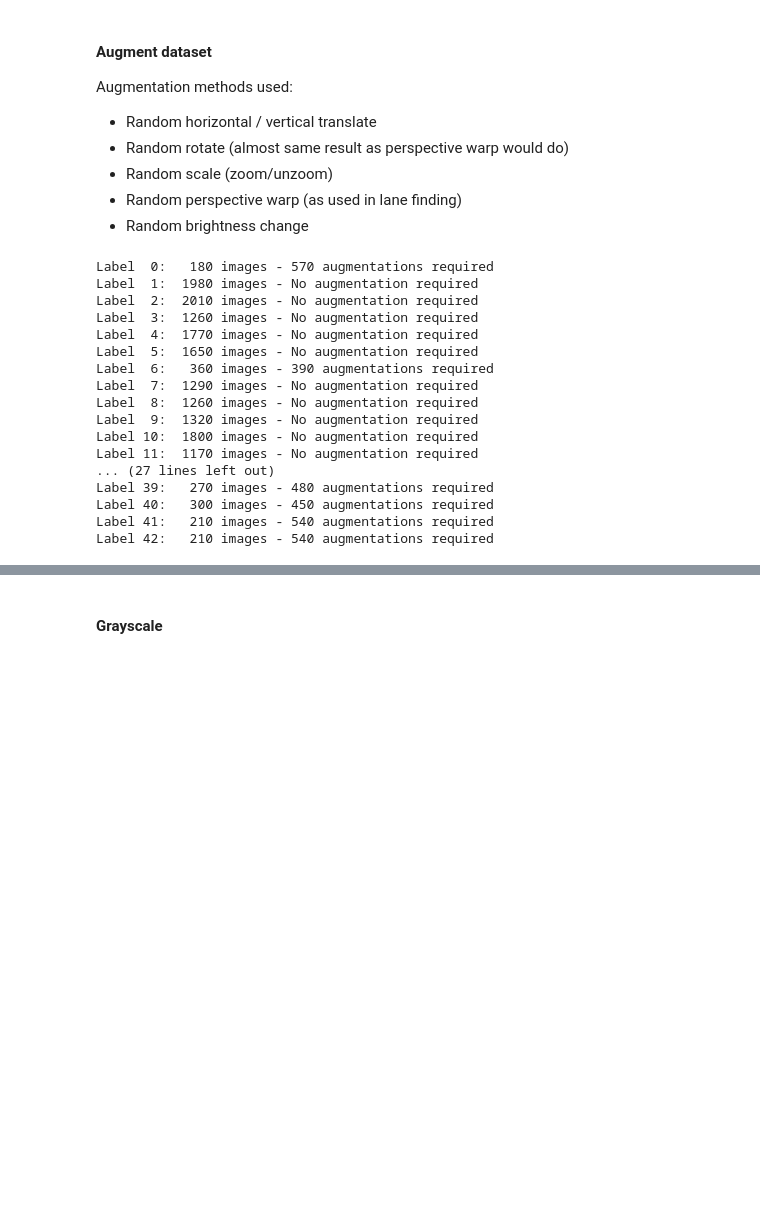
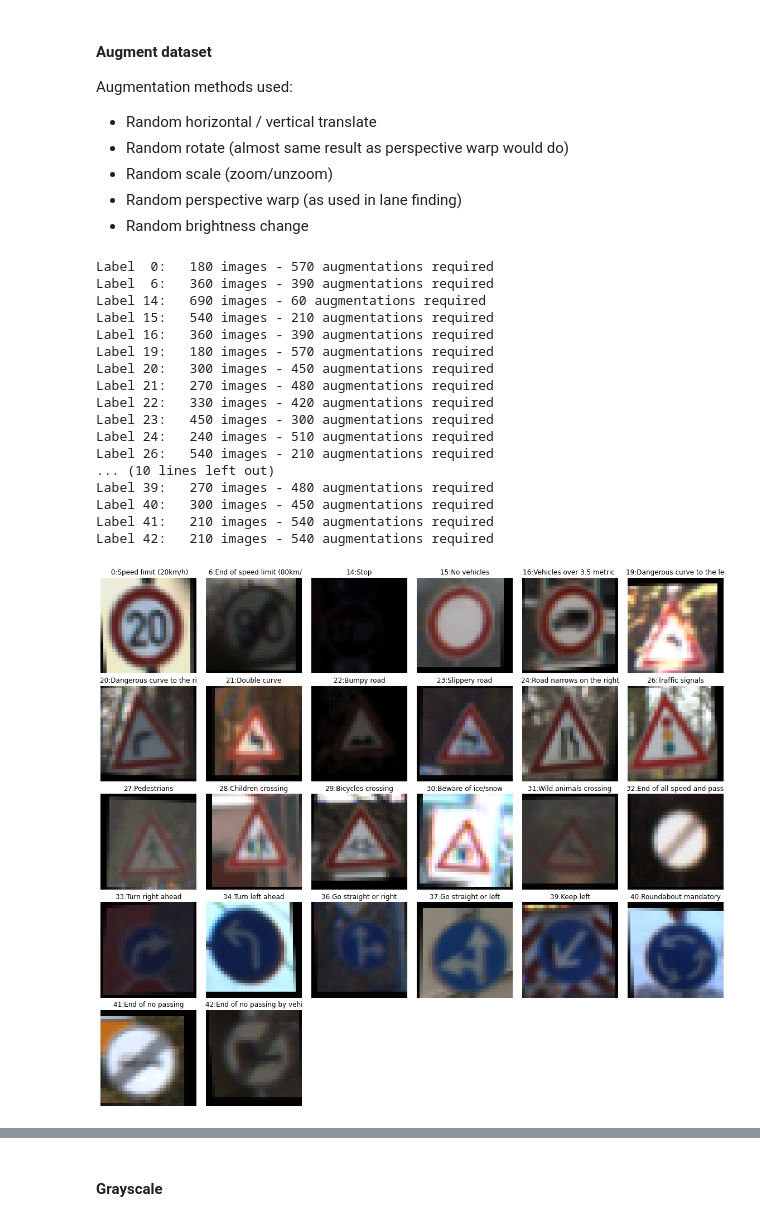
Before and after one commit to parphane/udacity-self_driving_cars, a Jupyter notebook: project-traffic_sign_classifier/Traffic_Sign_Classifier.ipynb, the cells around one changed output, grey strips where cells are left out. Drawn from its saved outputs; the diff is of its cells as text; code cells hidden in the pictures; blank space fills up the shorter version.

```diff
--- a/project-traffic_sign_classifier/Traffic_Sign_Classifier.ipynb
+++ b/project-traffic_sign_classifier/Traffic_Sign_Classifier.ipynb
@@ -375,7 +374,7 @@ def rand_perspective(img, px=2):
 
     return dst
 
-def rand_hsv_channel(img, channel, shift=64):
+def rand_hsv_channel(img, channel, shift=32):
     rows,cols,_ = img.shape
 
     # Transform image to HSV to easily manipulate brightness/saturation
@@ -388,12 +387,8 @@ def rand_hsv_channel(img, channel, shift=64):
     return dst
 
 def rand_hsv_v(img, shift=64):
-    return rand_hsv_channel(img, 2, shift=64)
+    return rand_hsv_channel(img, 2, shift=32)
 
 def rand_hsv_s(img, shift=64):
-    return rand_hsv_channel(img, 1, shift=64)
-
-def rand_transform(img):
-    # Translate, Change perspective (can result in zoom in or out or even rotation), Brightness adjust
-    return rand_translate(rand_perspective(rand_hsv_v(img)))
+    return rand_hsv_channel(img, 1, shift=32)
 # %%
@@ -420,20 +424,24 @@ def augment_lbl(imgs, lbls, min_count=750):
-# %%
-X_train, y_train = augment_lbl(X_train, y_train)
-# %% [output]
-Label  0:   180 images - 570 augmentations required
-Label  1:  1980 images - No augmentation required
-Label  2:  2010 images - No augmentation required
-Label  3:  1260 images - No augmentation required
-Label  4:  1770 images - No augmentation required
-Label  5:  1650 images - No augmentation required
-Label  6:   360 images - 390 augmentations required
-Label  7:  1290 images - No augmentation required
-Label  8:  1260 images - No augmentation required
-Label  9:  1320 images - No augmentation required
-Label 10:  1800 images - No augmentation required
-Label 11:  1170 images - No augmentation required
-... (27 lines left out)
-Label 39:   270 images - 480 augmentations required
-Label 40:   300 images - 450 augmentations required
-Label 41:   210 images - 540 augmentations required
-Label 42:   210 images - 540 augmentations required
+# %%
+X_augm, y_augm = augment_lbl(X_train, y_train, min_count=750)
+
+# Pick the first image from the training set for each sign and display its name
+plot_lbl_imgs(X_augm,y_augm, gray=False)
+# %% [output]
+Label  0:   180 images - 570 augmentations required
+Label  6:   360 images - 390 augmentations required
+Label 14:   690 images - 60 augmentations required
+Label 15:   540 images - 210 augmentations required
+Label 16:   360 images - 390 augmentations required
+Label 19:   180 images - 570 augmentations required
+Label 20:   300 images - 450 augmentations required
+Label 21:   270 images - 480 augmentations required
+Label 22:   330 images - 420 augmentations required
+Label 23:   450 images - 300 augmentations required
+Label 24:   240 images - 510 augmentations required
+Label 26:   540 images - 210 augmentations required
+... (10 lines left out)
+Label 39:   270 images - 480 augmentations required
+Label 40:   300 images - 450 augmentations required
+Label 41:   210 images - 540 augmentations required
+Label 42:   210 images - 540 augmentations required
+[figure, added]
```
Also changed, not shown: parts of 29 cells of this notebook, 19 other files.
